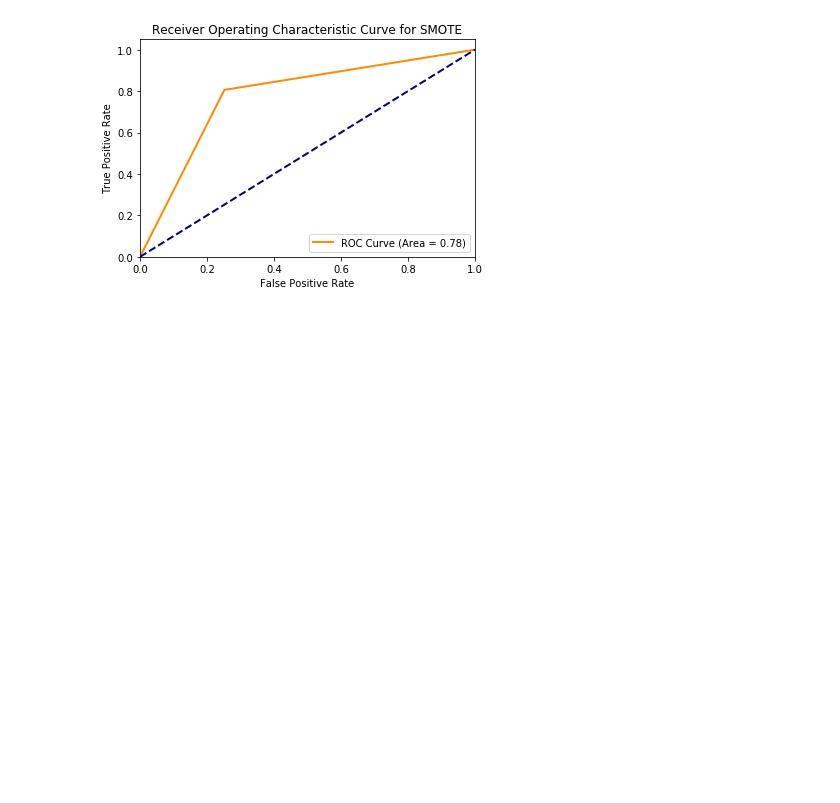
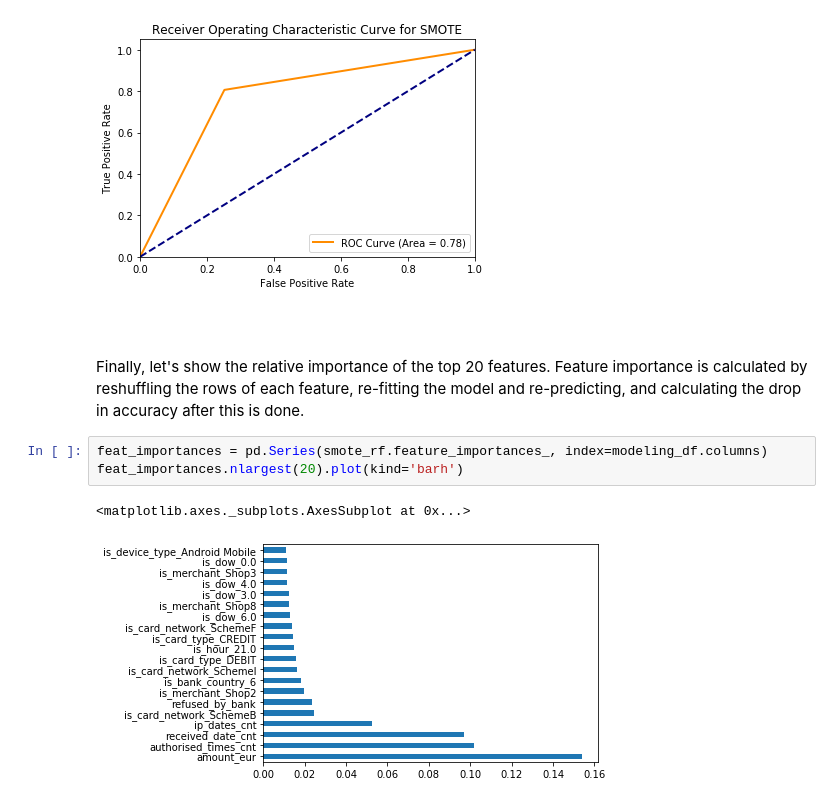
Before and after one commit to ssantic/Adyen-Homework, a Jupyter notebook: SupervisedChallenge__283_29.ipynb, the cells around one changed output. Cells and saved outputs as stored; diff of their text form; blank space fills up the shorter version.

```diff
--- a/SupervisedChallenge__283_29.ipynb
+++ b/SupervisedChallenge__283_29.ipynb
@@ -470,3 +518,13 @@ plt.legend(loc="lower right")
 # %% [output]
 <matplotlib.legend.Legend at 0x...>
 [figure]
+# %% [markdown]
+<br>
+<br>
+Finally, let's show the relative importance of the top 20 features. Feature importance is calculated by reshuffling the rows of each feature, re-fitting the model and re-predicting, and calculating the drop in accuracy after this is done.
+# %%
+feat_importances = pd.Series(smote_rf.feature_importances_, index=modeling_df.columns)
+feat_importances.nlargest(20).plot(kind='barh')
+# %% [output]
+<matplotlib.axes._subplots.AxesSubplot at 0x...>
+[figure, added]
```
Also changed, not shown: parts of 20 cells of this notebook.
